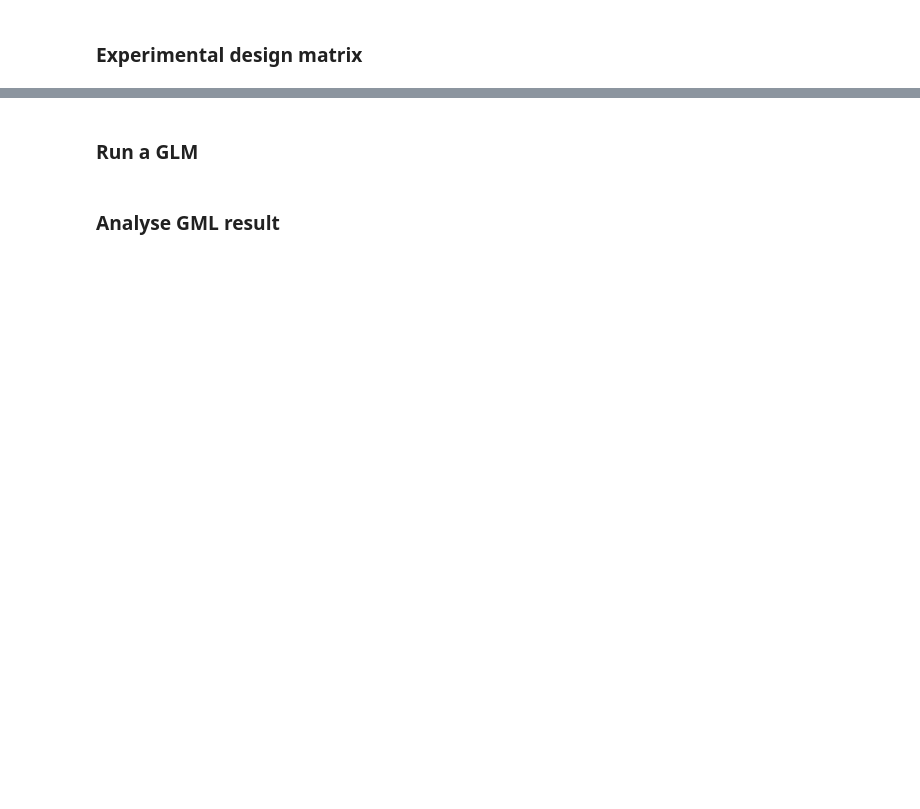
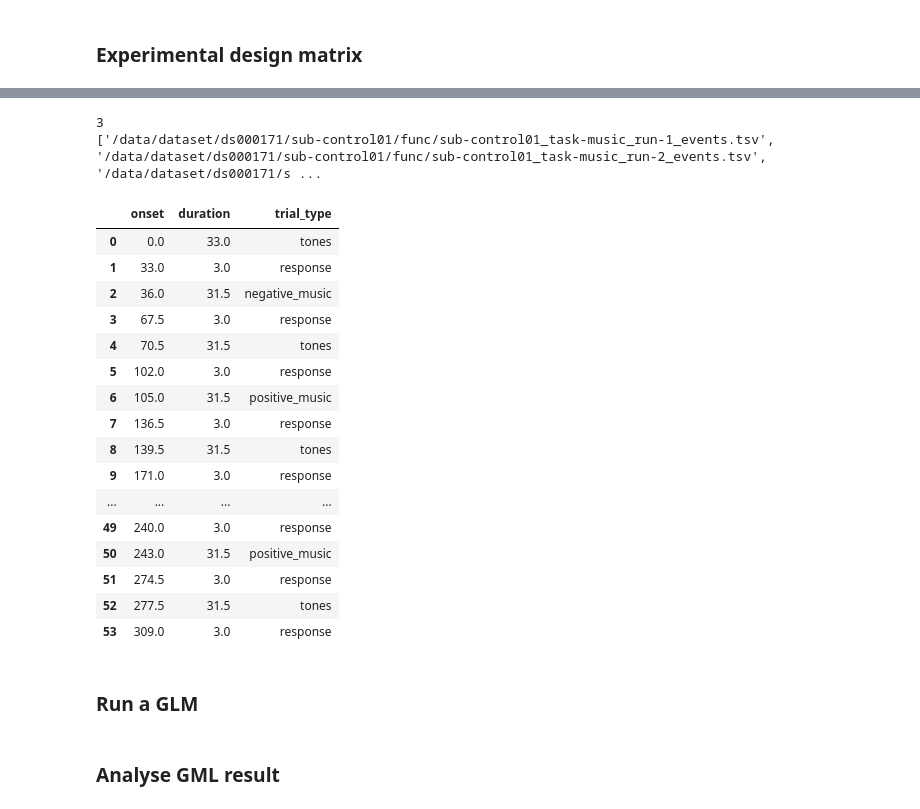
Before and after one commit to jadetherras/NSSP, a Jupyter notebook: project1.ipynb, the cells around one changed output, grey strips where cells are left out. Drawn from its saved outputs; the diff is of its cells as text; code cells hidden in the pictures; blank space fills up the shorter version.

```diff
--- a/project1.ipynb
+++ b/project1.ipynb
@@ -337,7 +327,7 @@ print_dir_tree(op.join(bids_root, subject, 'func')) #functionnal directory
 import re
 
 func_dir = op.join(bids_root, subject, 'func')
-pattern = re.compile(r'^sub-control01_task-(music|nonmusic)_run-\d+_bold\.nii\.gz$')
+pattern = re.compile(r'^sub-control01_task-music_run-\d+_bold\.nii\.gz$')
 file_paths = []
 
 # Check if the directory exists
@@ -396,3 +477,46 @@ fsleyesDisplay.load(path_moco_data)
+# %%
+#for all runs
+
+func_dir = op.join(bids_root, subject, 'func')
+pattern = re.compile(r'^sub-control01_task-music_run-\d+_events\.tsv$')
+file_paths = []
+
+# Check if the directory exists
+if os.path.exists(func_dir):
+    for file_name in os.listdir(func_dir):
+        # If the file name matches the pattern, add it to the array with the full path
+        if pattern.match(file_name):
+            full_path = os.path.join(func_dir, file_name)
+            file_paths.append(full_path)
+
+# Output the array of all runs
+print(len(file_paths))
+print(file_paths)
+
+events = pd.DataFrame()
+for file in file_paths:
+    events = pd.concat([events, new_event], ignore_index=True)
+events
+# %% [output]
+3
+['/data/dataset/ds000171/sub-control01/func/sub-control01_task-music_run-1_events.tsv', '/data/dataset/ds000171/sub-control01/func/sub-control01_task-music_run-2_events.tsv', '/data/dataset/ds000171/s ...
+|  | onset | duration | trial_type |
+| 0 | 0.0 | 33.0 | tones |
+| 1 | 33.0 | 3.0 | response |
+| 2 | 36.0 | 31.5 | negative_music |
+| 3 | 67.5 | 3.0 | response |
+| 4 | 70.5 | 31.5 | tones |
+| 5 | 102.0 | 3.0 | response |
+| 6 | 105.0 | 31.5 | positive_music |
+| 7 | 136.5 | 3.0 | response |
+| 8 | 139.5 | 31.5 | tones |
+| 9 | 171.0 | 3.0 | response |
+| ... | ... | ... | ... |
+| 49 | 240.0 | 3.0 | response |
+| 50 | 243.0 | 31.5 | positive_music |
+| 51 | 274.5 | 3.0 | response |
+| 52 | 277.5 | 31.5 | tones |
+| 53 | 309.0 | 3.0 | response |
 # %% [markdown]
 ### Run a GLM
 # %% [markdown]
```
Also changed, not shown: parts of 24 cells of this notebook.
